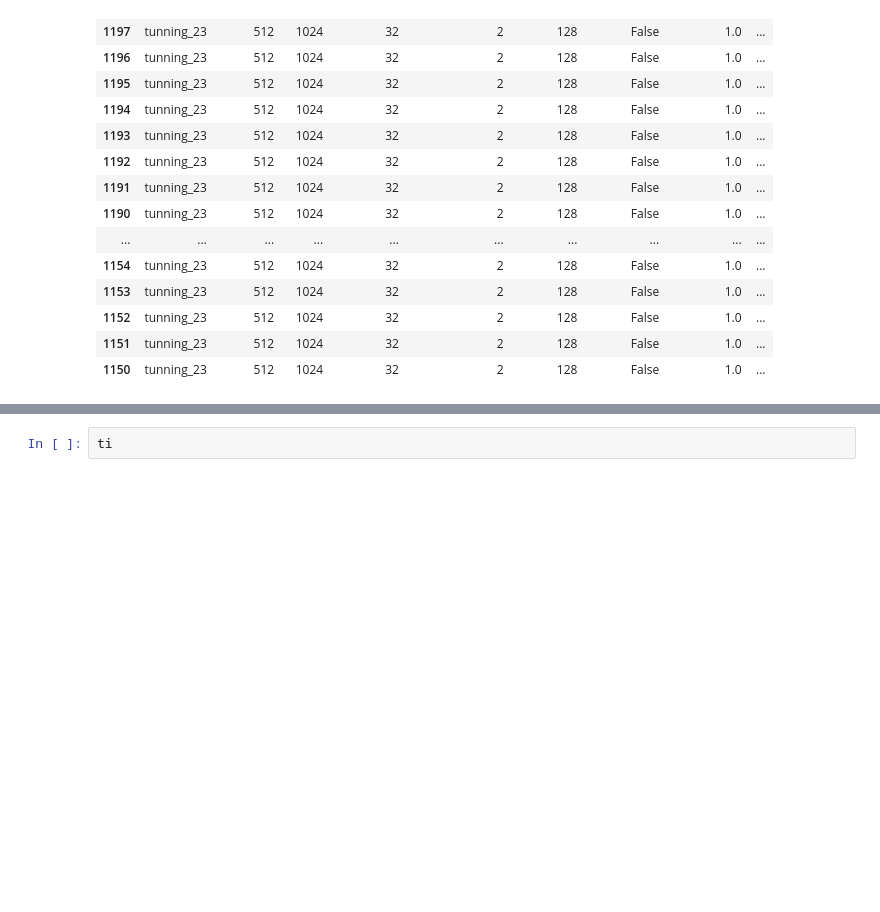
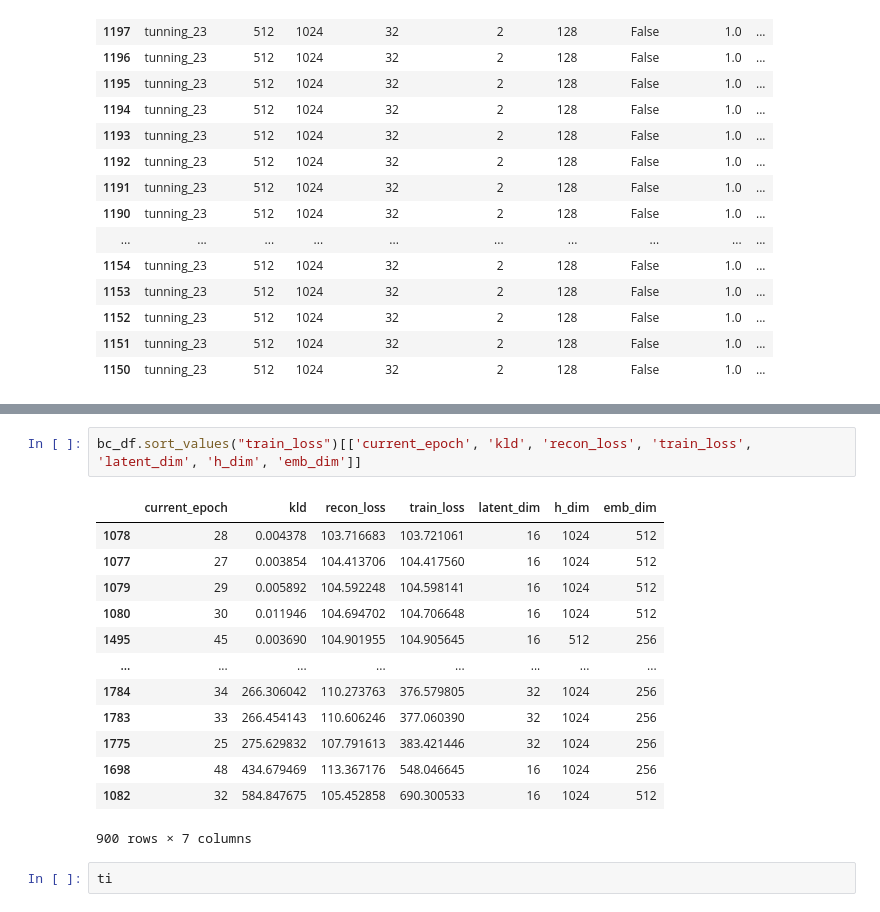
Before and after one commit to yukioichida/bdi-latent-space, a Jupyter notebook: tuning_results.ipynb, the cells around one changed output, grey strips where cells are left out. Saved outputs shown, nothing was run; the diff lists cells and outputs as text; blank space fills up the shorter version.

```diff
--- a/tuning_results.ipynb
+++ b/tuning_results.ipynb
@@ -89,3 +87,19 @@ for group, group_df in bc_df.groupby(columns):
+# %%
+bc_df.sort_values("train_loss")[['current_epoch', 'kld', 'recon_loss', 'train_loss', 'latent_dim', 'h_dim', 'emb_dim']]
+# %% [output]
+|  | current_epoch | kld | recon_loss | train_loss | latent_dim | h_dim | emb_dim |
+| 1078 | 28 | 0.004378 | 103.716683 | 103.721061 | 16 | 1024 | 512 |
+| 1077 | 27 | 0.003854 | 104.413706 | 104.417560 | 16 | 1024 | 512 |
+| 1079 | 29 | 0.005892 | 104.592248 | 104.598141 | 16 | 1024 | 512 |
+| 1080 | 30 | 0.011946 | 104.694702 | 104.706648 | 16 | 1024 | 512 |
+| 1495 | 45 | 0.003690 | 104.901955 | 104.905645 | 16 | 512 | 256 |
+| ... | ... | ... | ... | ... | ... | ... | ... |
+| 1784 | 34 | 266.306042 | 110.273763 | 376.579805 | 32 | 1024 | 256 |
+| 1783 | 33 | 266.454143 | 110.606246 | 377.060390 | 32 | 1024 | 256 |
+| 1775 | 25 | 275.629832 | 107.791613 | 383.421446 | 32 | 1024 | 256 |
+| 1698 | 48 | 434.679469 | 113.367176 | 548.046645 | 16 | 1024 | 256 |
+| 1082 | 32 | 584.847675 | 105.452858 | 690.300533 | 16 | 1024 | 512 |
+900 rows × 7 columns
 # %%
 ti
 # %% [output]
```
Also changed, not shown: parts of 1 cell of this notebook, 1 other file.
